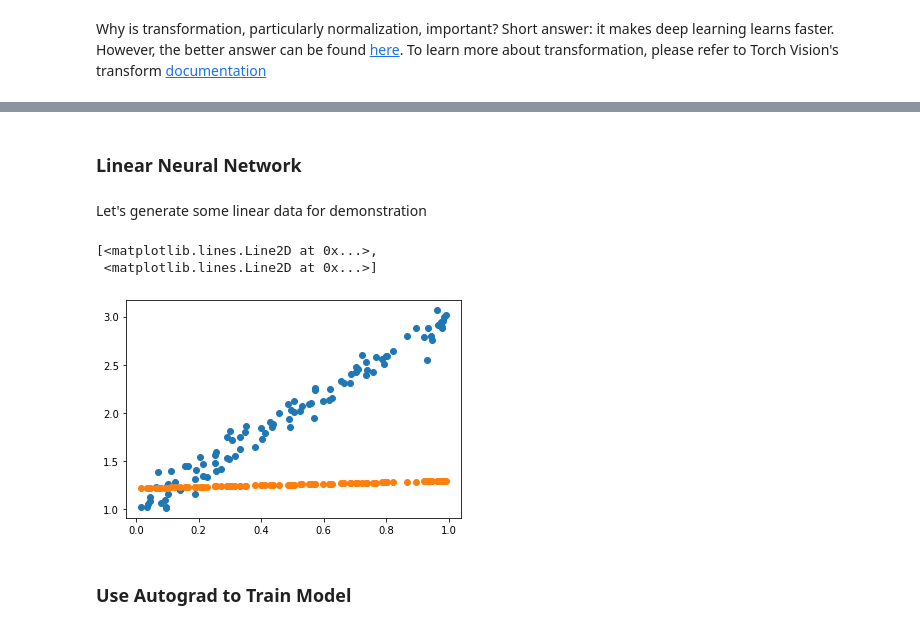
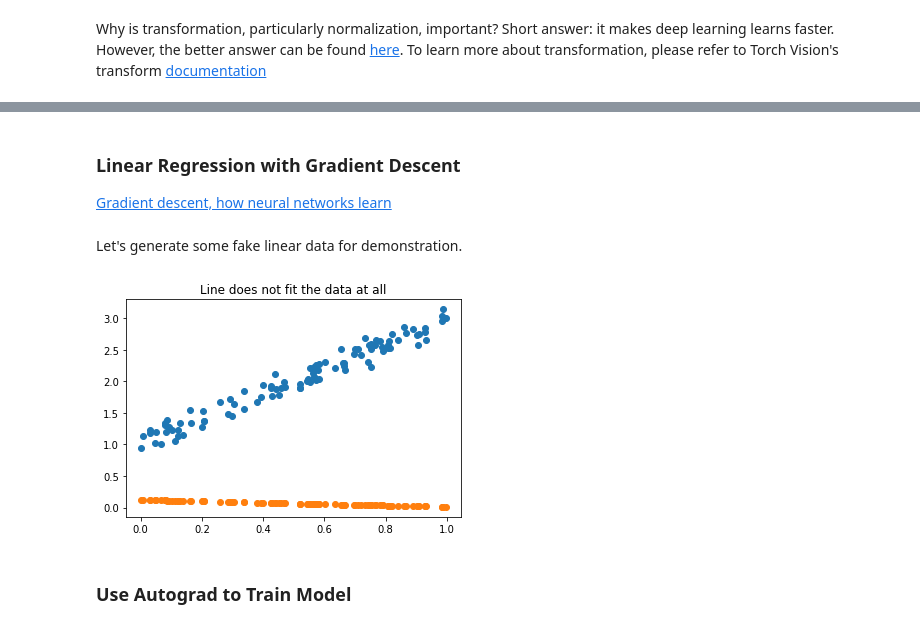
Before and after one commit to yangchenyun/mnist-pytorch, a Jupyter notebook: mnist_solution.ipynb, the cells around one changed output, grey strips where cells are left out. Drawn from its saved outputs; the diff is of its cells as text; code cells hidden in the pictures.

Commit message:
Completed model definition for MNIST problem

```diff
--- a/mnist_solution.ipynb
+++ b/mnist_solution.ipynb
@@ -215,7 +234,9 @@ $$
 y = Mx + b
 $$
 # %% [markdown]
-### Linear Neural Network
+### Linear Regression with Gradient Descent
+
+[Gradient descent, how neural networks learn](https://www.youtube.com/watch?v=IHZwWFHWa-w&ab_channel=3Blue1Brown)
 # %%
 class Linear:
     def __init__(self):
@@ -228,33 +249,41 @@ class Linear:
         out = out + self.b # Linear operation 2
         return out
 
-    def update_parameter(self, learning_rate=0.001):
-        self.M.data -= learning_rate * self.M.grad.data
-        self.b.data -= learning_rate * self.b.grad.data
+    def gradient_descent(self, lr=0.001):
+        """Performs gradient descent to update model parameters.
+
+        Args:
+            lr (float): learning rate determines how fast the network learns.
+        """
+        self.M.data -= lr * self.M.grad.data
+        self.b.data -= lr * self.b.grad.data
+         # Reset the gradient after it's been used
         self.M.grad.data.zero_()
         self.b.grad.data.zero_()
 
 model = Linear()
 # %% [markdown]
-Let's generate some linear data for demonstration
+Let's generate some fake linear data for demonstration.
 # %%
-import numpy as np
-import matplotlib.pyplot as plt
-
 epsilon = (.1 * np.random.randn(100, 1))
 true_b = 1
-true_w = 2
+true_M = 2
 
 # Training data to teach the linear model
 x_train = np.random.rand(100, 1)
-y_train = true_w * x_train + true_b + epsilon
+y_train = true_M * x_train + true_b + epsilon
+
+# Convert numpy array into float tensor
+x_tensor = tensor(x_train, dtype=float)
+y_tensor = tensor(y_train, dtype=float)
 
 # At first the model will perform poorly because it hasn't been traiend yet.
-y_pred = model.forward(tensor(x_train))
-plt.plot(x_train, y_train, 'o', x_train, y_pred.detach().numpy(), 'o')
+y_pred_tensor = model.forward(x_tensor)
+
+plt.plot(x_train, y_train, 'o', x_train, y_pred_tensor.detach().numpy(), 'o')
+plt.title('Line does not fit the data at all')
+plt.show()
 # %% [output]
-[<matplotlib.lines.Line2D at 0x...>,
- <matplotlib.lines.Line2D at 0x...>]
-[figure, old version]
+[figure, new version]
 # %% [markdown]
 ### Use Autograd to Train Model
```
Also changed, not shown: parts of 23 cells of this notebook, 2 other files.
